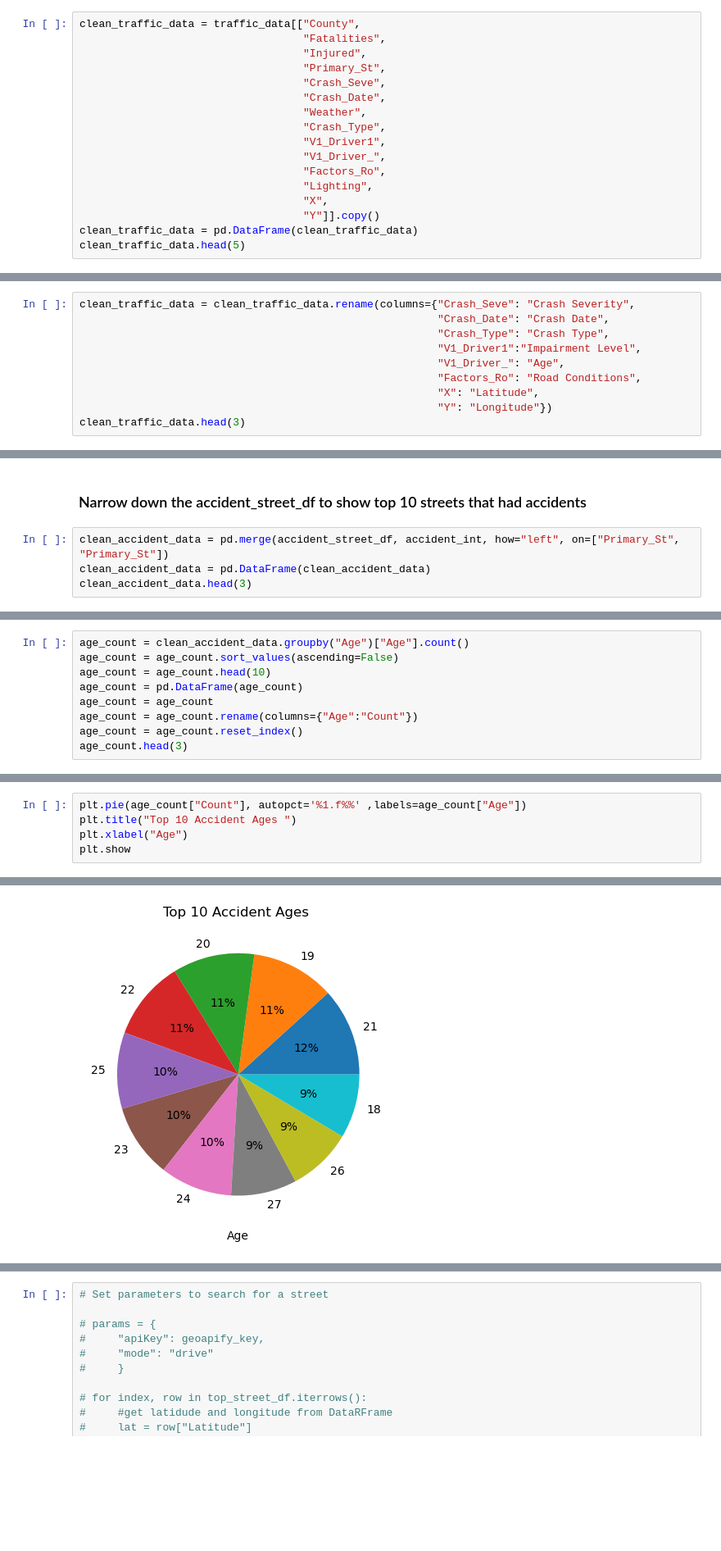
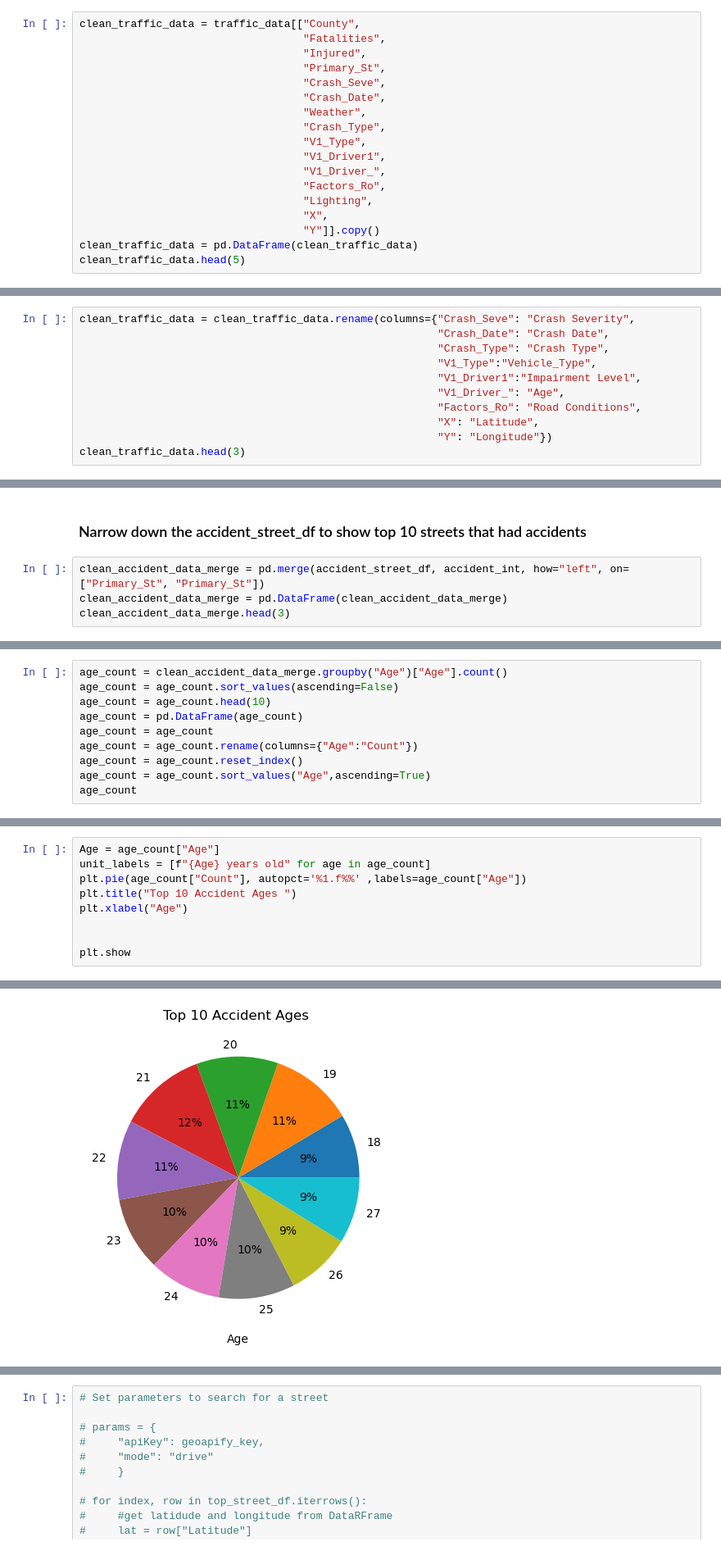
Before and after one commit to jenleemcnew/SMU-Data-Science--Clark-County-NV-Vehicle-Accident-Analysis---Project-1-Team-3, a Jupyter notebook: jen_traffic.ipynb, the cells around one changed output, grey strips where cells are left out. Shown at 82% size. Cells and saved outputs as stored; diff of their text form; blank space fills up the shorter version.

Commit message:
4 analysis and graphs have been completed

```diff
--- a/jen_traffic.ipynb
+++ b/jen_traffic.ipynb
@@ -44,6 +44,7 @@ clean_traffic_data = traffic_data[["County",
                                    "Crash_Date",
                                    "Weather",
                                    "Crash_Type",
+                                   "V1_Type",
                                    "V1_Driver1",
                                    "V1_Driver_",
                                    "Factors_Ro",
@@ -84,6 +85,7 @@ len(clean_traffic_data)
 clean_traffic_data = clean_traffic_data.rename(columns={"Crash_Seve": "Crash Severity",
                                                         "Crash_Date": "Crash Date",
                                                         "Crash_Type": "Crash Type",
+                                                        "V1_Type":"Vehicle_Type",
                                                         "V1_Driver1":"Impairment Level",
                                                         "V1_Driver_": "Age",
                                                         "Factors_Ro": "Road Conditions",
@@ -312,7 +315,7 @@ accident_street_df
 # %% [markdown]
 ### Narrow down the accident_street_df to show top 10 streets that had accidents
 # %%
-clean_accident_data = pd.merge(accident_street_df, accident_int, how="left", on=["Primary_St", "Primary_St"])
-clean_accident_data = pd.DataFrame(clean_accident_data)
-clean_accident_data.head(3)
+clean_accident_data_merge = pd.merge(accident_street_df, accident_int, how="left", on=["Primary_St", "Primary_St"])
+clean_accident_data_merge = pd.DataFrame(clean_accident_data_merge)
+clean_accident_data_merge.head(3)
 # %% [output]
@@ -323,11 +326,12 @@ clean_accident_data.head(3)
 # %%
-age_count = clean_accident_data.groupby("Age")["Age"].count()
+age_count = clean_accident_data_merge.groupby("Age")["Age"].count()
 age_count = age_count.sort_values(ascending=False)
 age_count = age_count.head(10)
 age_count = pd.DataFrame(age_count)
 age_count = age_count
 age_count = age_count.rename(columns={"Age":"Count"})
 age_count = age_count.reset_index()
-age_count.head(3)
+age_count = age_count.sort_values("Age",ascending=True)
+age_count
 # %% [output]
 |  | Age | Count |
@@ -337,8 +348,12 @@ age_count.head(3)
 # %%
+Age = age_count["Age"]
+unit_labels = [f"{Age} years old" for age in age_count]
 plt.pie(age_count["Count"], autopct='%1.f%%' ,labels=age_count["Age"])
 plt.title("Top 10 Accident Ages ")
 plt.xlabel("Age")
+
+
 plt.show
 # %% [output]
 <function matplotlib.pyplot.show(close=None, block=None)>
-[figure, old version]
+[figure, new version]
```
Also changed, not shown: parts of 29 cells of this notebook.
